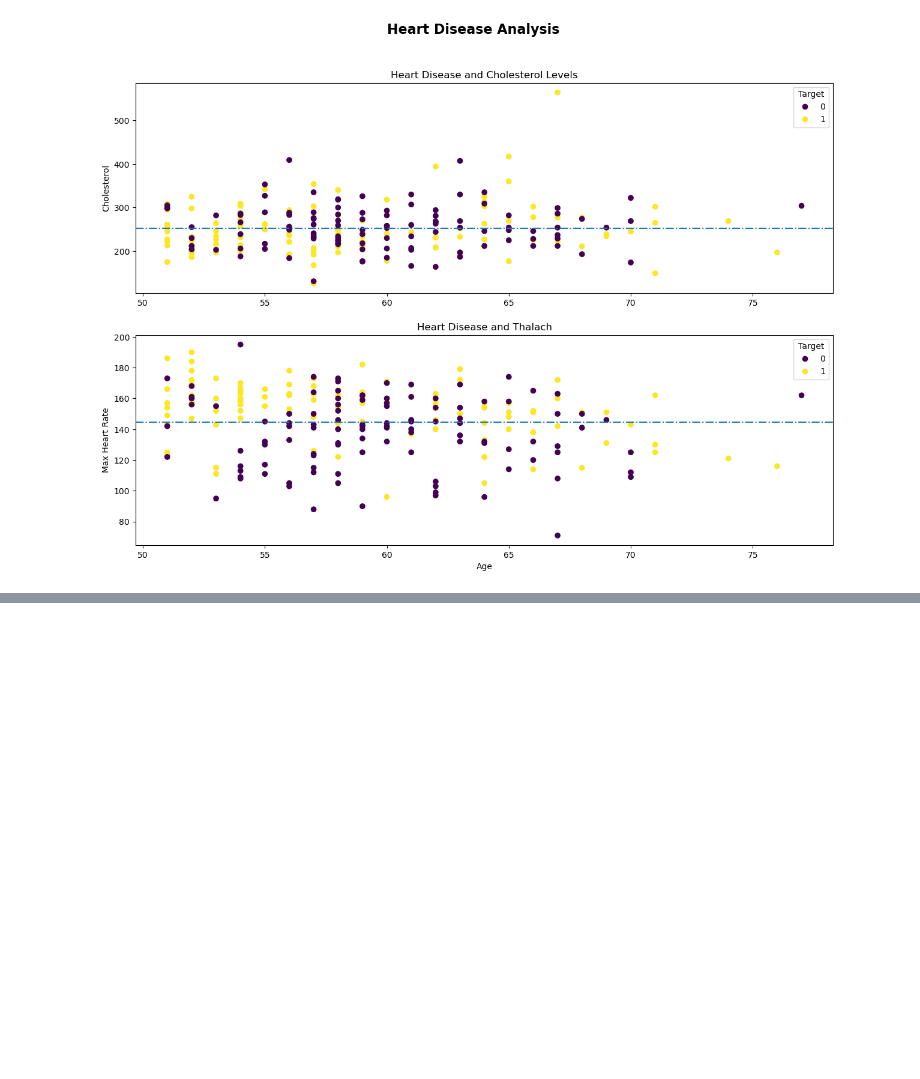
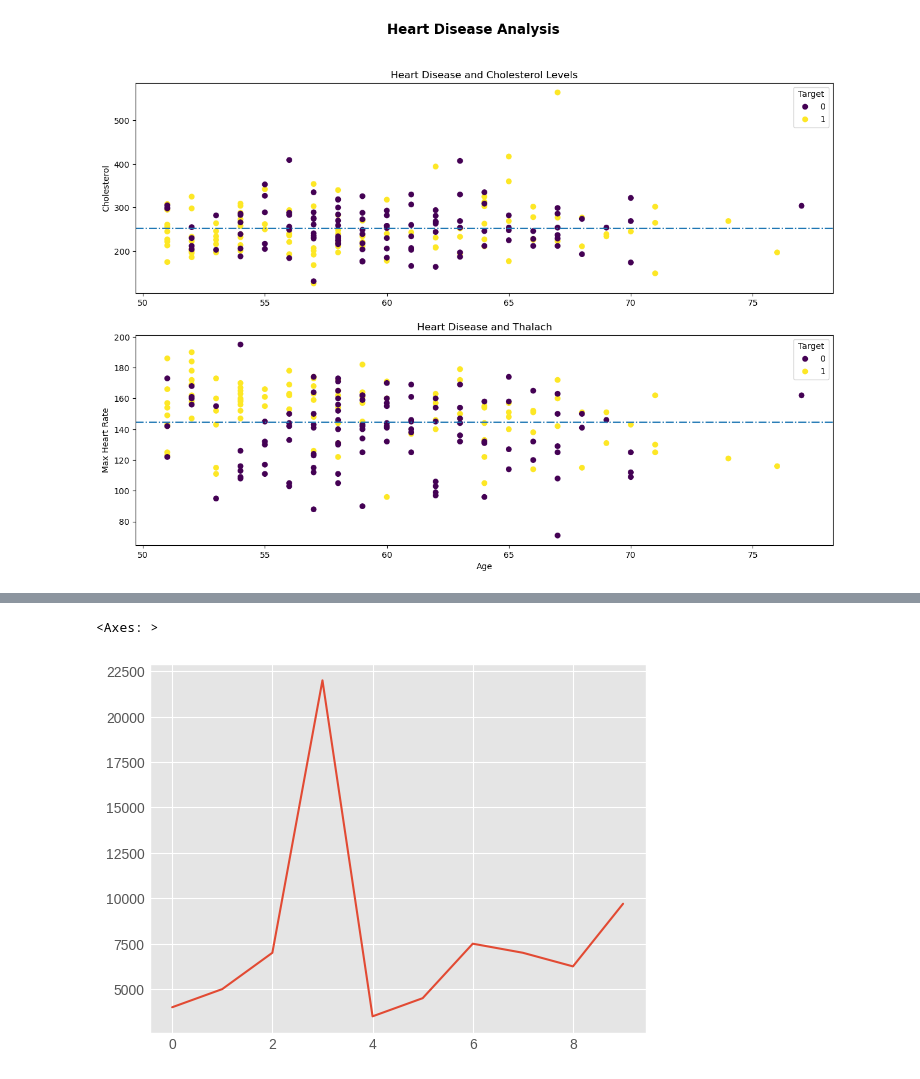
Before and after one commit to SmayanKulkarni/AI-and-ML-Course, a Jupyter notebook: sample_project/introduction-to-matplotlib.ipynb, the cells around one changed output, grey strips where cells are left out. Saved outputs shown, nothing was run; the diff lists cells and outputs as text; code cells hidden in the pictures; blank space fills up the shorter version.

```diff
--- a/sample_project/introduction-to-matplotlib.ipynb
+++ b/sample_project/introduction-to-matplotlib.ipynb
@@ -446,0 +496,7 @@ Text(0.5, 0.98, 'Heart Disease Analysis')
+# %%
+plt.style.use('ggplot')
+# %%
+car_sales["Price"].plot()
+# %% [output]
+<Axes: >
+[figure, added]
```
Also changed, not shown: parts of 17 cells of this notebook.
